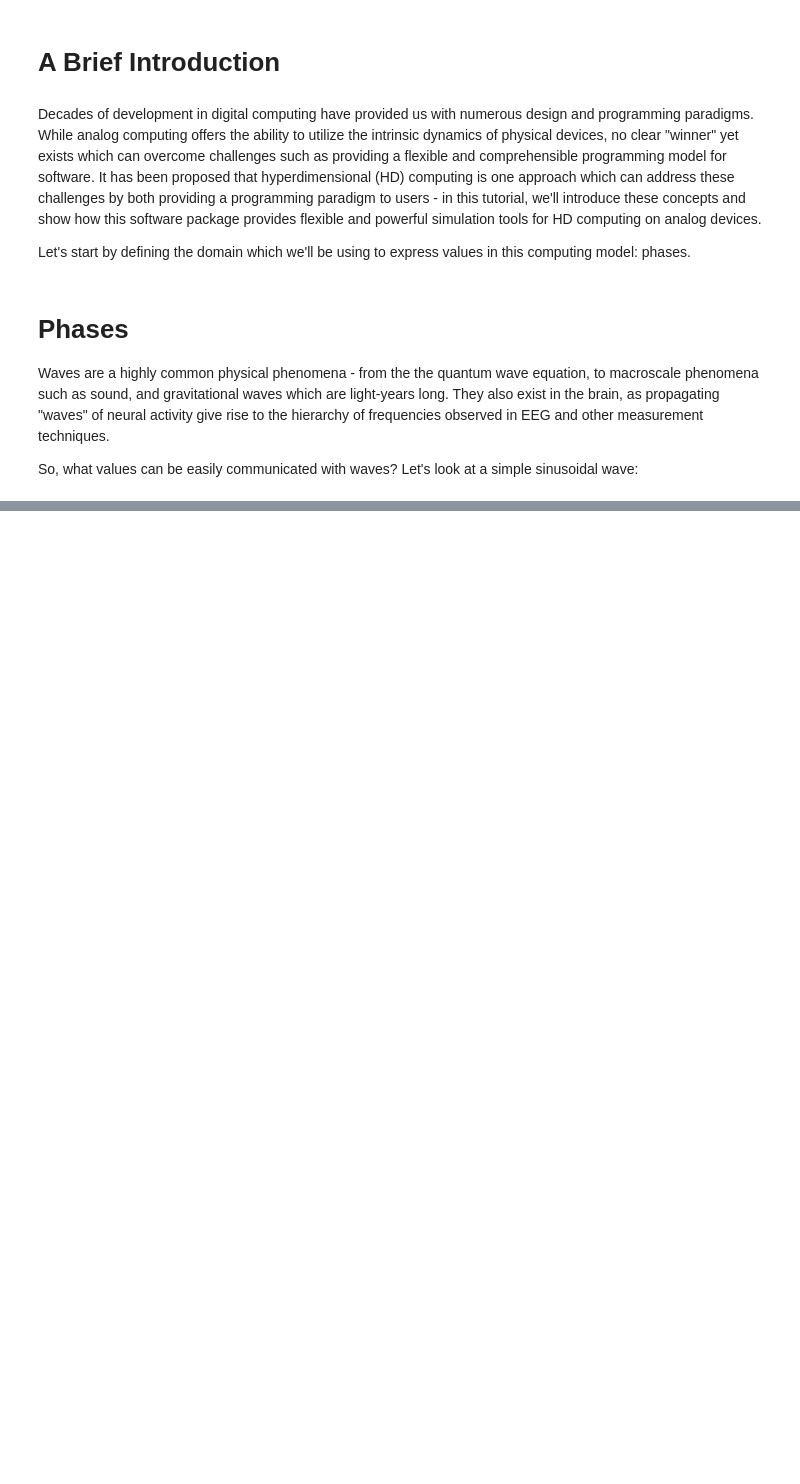
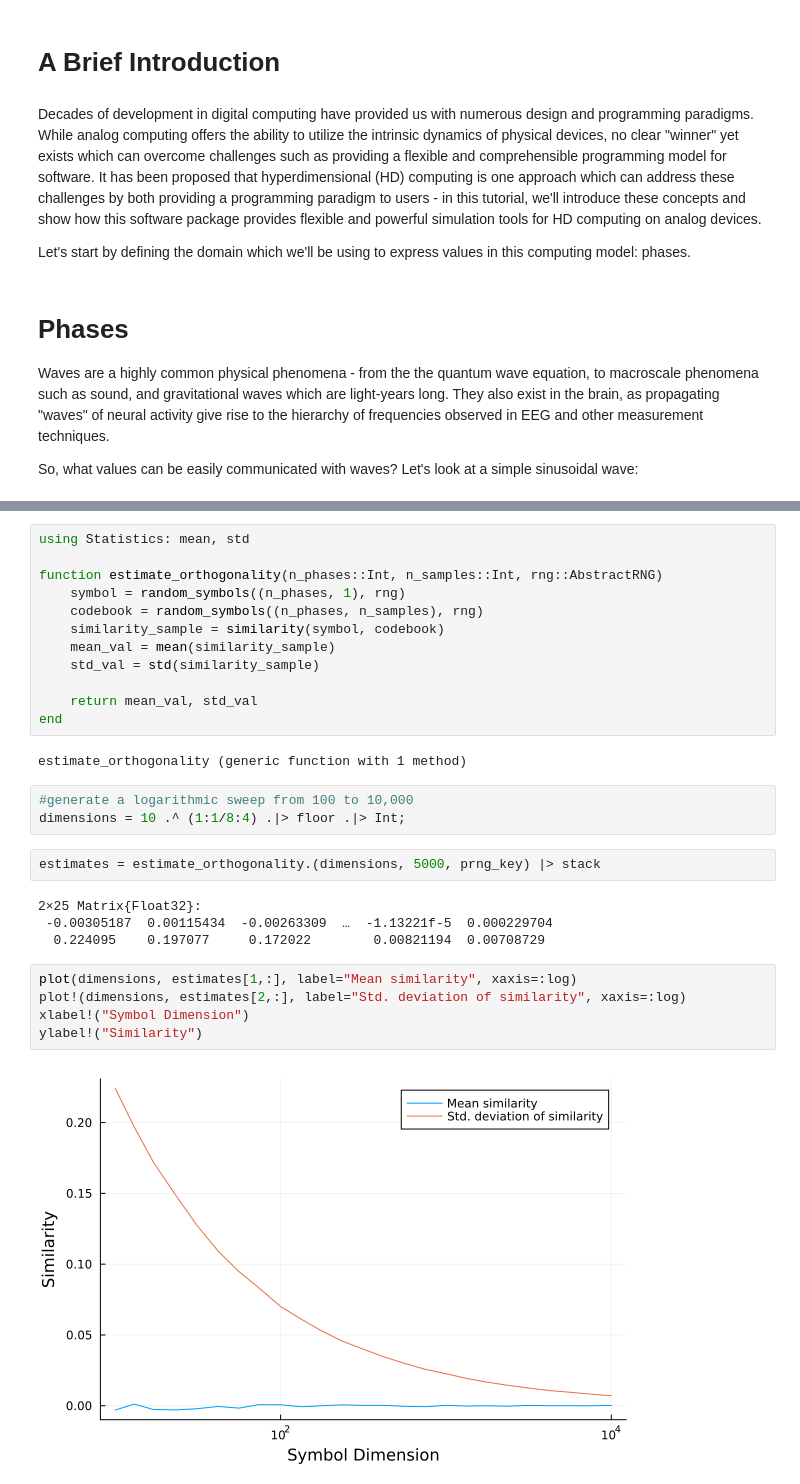
Before and after one commit to wilkieolin/PhasorNetworks.jl, a Jupyter notebook: tutorial/01 representation.ipynb, the cells around one changed output, grey strips where cells are left out. Drawn from its saved outputs; the diff is of its cells as text; blank space fills up the shorter version.

```diff
--- a/tutorial/01 representation.ipynb
+++ b/tutorial/01 representation.ipynb
@@ -50,0 +167,30 @@ Plots.AnimatedGif("/home/wolinammentorp/code/PhasorNetworks.jl/tutorial/wave_ani
+# %%
+using Statistics: mean, std
+
+function estimate_orthogonality(n_phases::Int, n_samples::Int, rng::AbstractRNG)
+    symbol = random_symbols((n_phases, 1), rng)
+    codebook = random_symbols((n_phases, n_samples), rng)
+    similarity_sample = similarity(symbol, codebook)
+    mean_val = mean(similarity_sample)
+    std_val = std(similarity_sample)
+
+    return mean_val, std_val
+end
+# %% [output]
+estimate_orthogonality (generic function with 1 method)
+# %%
+#generate a logarithmic sweep from 100 to 10,000
+dimensions = 10 .^ (1:1/8:4) .|> floor .|> Int;
+# %%
+estimates = estimate_orthogonality.(dimensions, 5000, prng_key) |> stack
+# %% [output]
+2×25 Matrix{Float32}:
+ -0.00305187  0.00115434  -0.00263309  …  -1.13221f-5  0.000229704
+  0.224095    0.197077     0.172022        0.00821194  0.00708729
+# %%
+plot(dimensions, estimates[1,:], label="Mean similarity", xaxis=:log)
+plot!(dimensions, estimates[2,:], label="Std. deviation of similarity", xaxis=:log)
+xlabel!("Symbol Dimension")
+ylabel!("Similarity")
+# %% [output]
+[figure, added]
```
Also changed, not shown: parts of 37 cells of this notebook, 2 other files.
